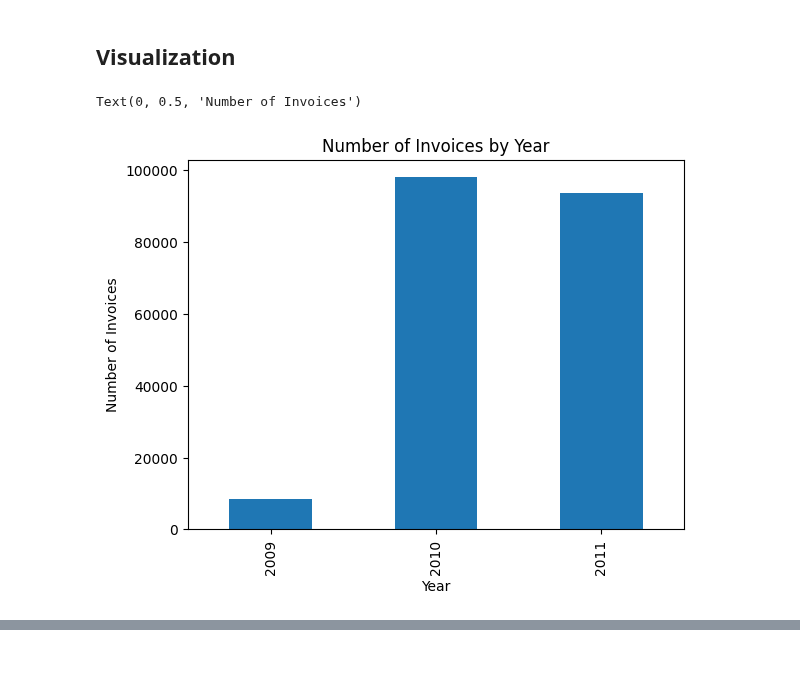
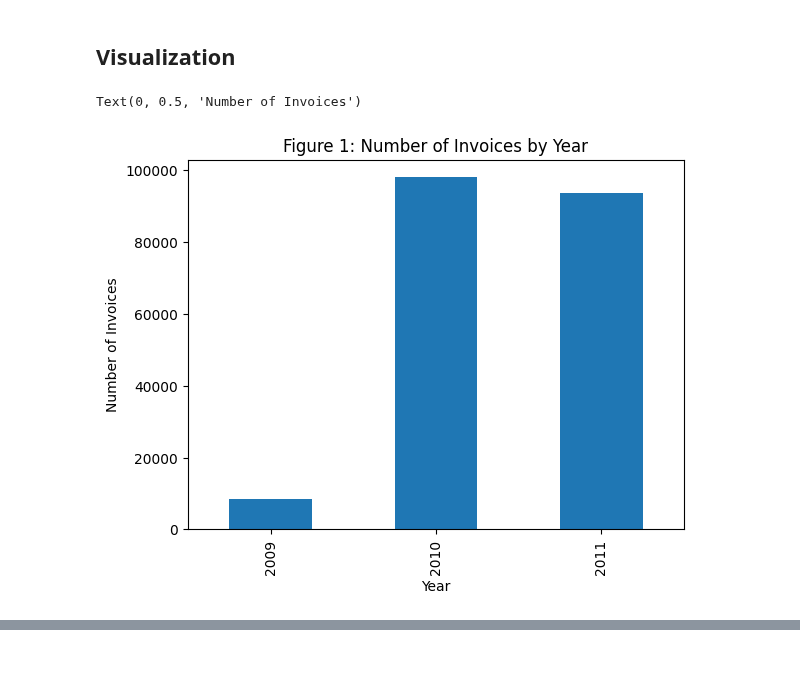
Before and after one commit to sondosaabed/SP.TOP-Data-Science-and-Analytics, a Jupyter notebook: Assignments/A5/1190652_A5.ipynb, the cells around one changed output, grey strips where cells are left out. Drawn from its saved outputs; the diff is of its cells as text; code cells hidden in the pictures.

```diff
--- a/Assignments/A5/1190652_A5.ipynb
+++ b/Assignments/A5/1190652_A5.ipynb
@@ -217,11 +230,11 @@ sample.head()
 ## Visualization
 # %%
 sample['InvoiceYear'].value_counts().sort_index().plot(kind='bar')
-plt.title('Number of Invoices by Year')
+plt.title('Figure 1: Number of Invoices by Year')
 plt.xlabel('Year')
 plt.ylabel('Number of Invoices')
 # %% [output]
 Text(0, 0.5, 'Number of Invoices')
-[figure, old version]
+[figure, new version]
 # %%
 sample.groupby('InvoiceMonth')['Invoice'].count().plot(marker='o')
```
Also changed, not shown: parts of 6 cells of this notebook.
